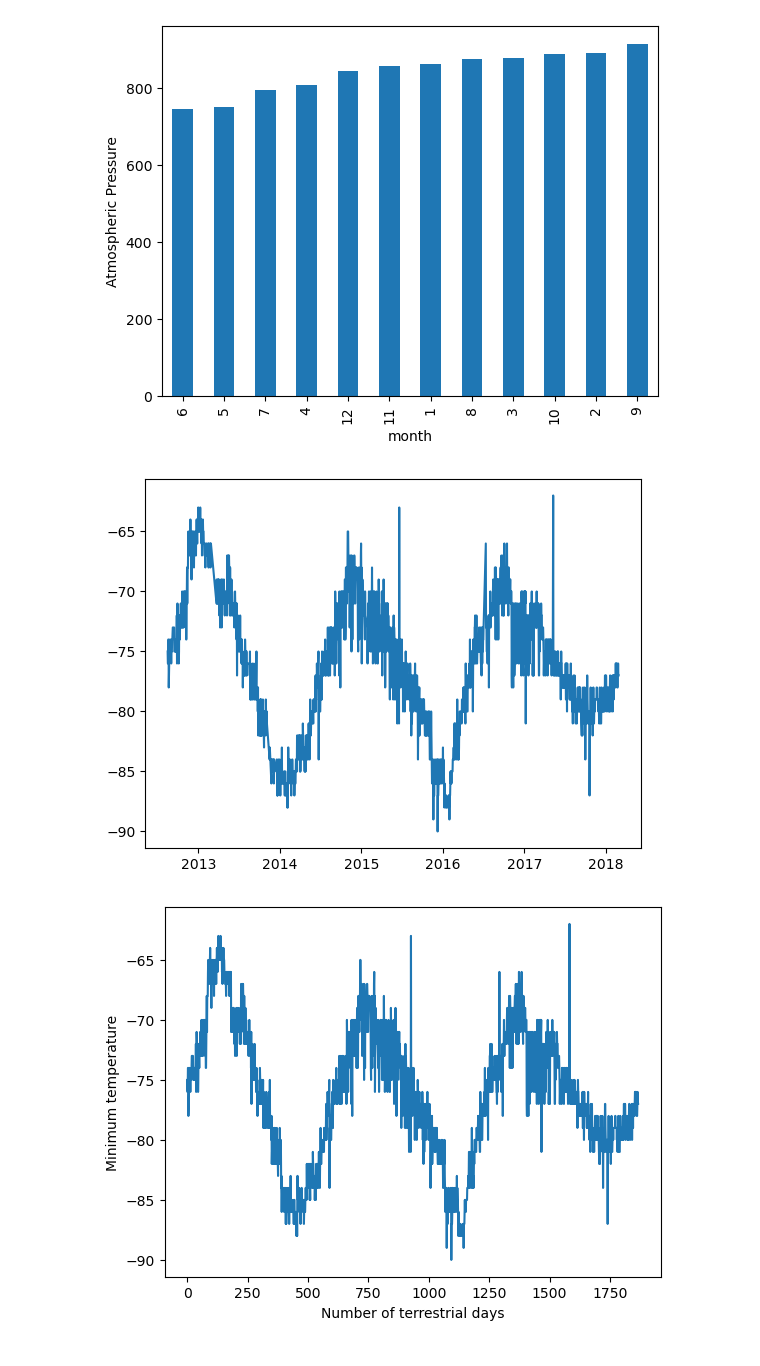
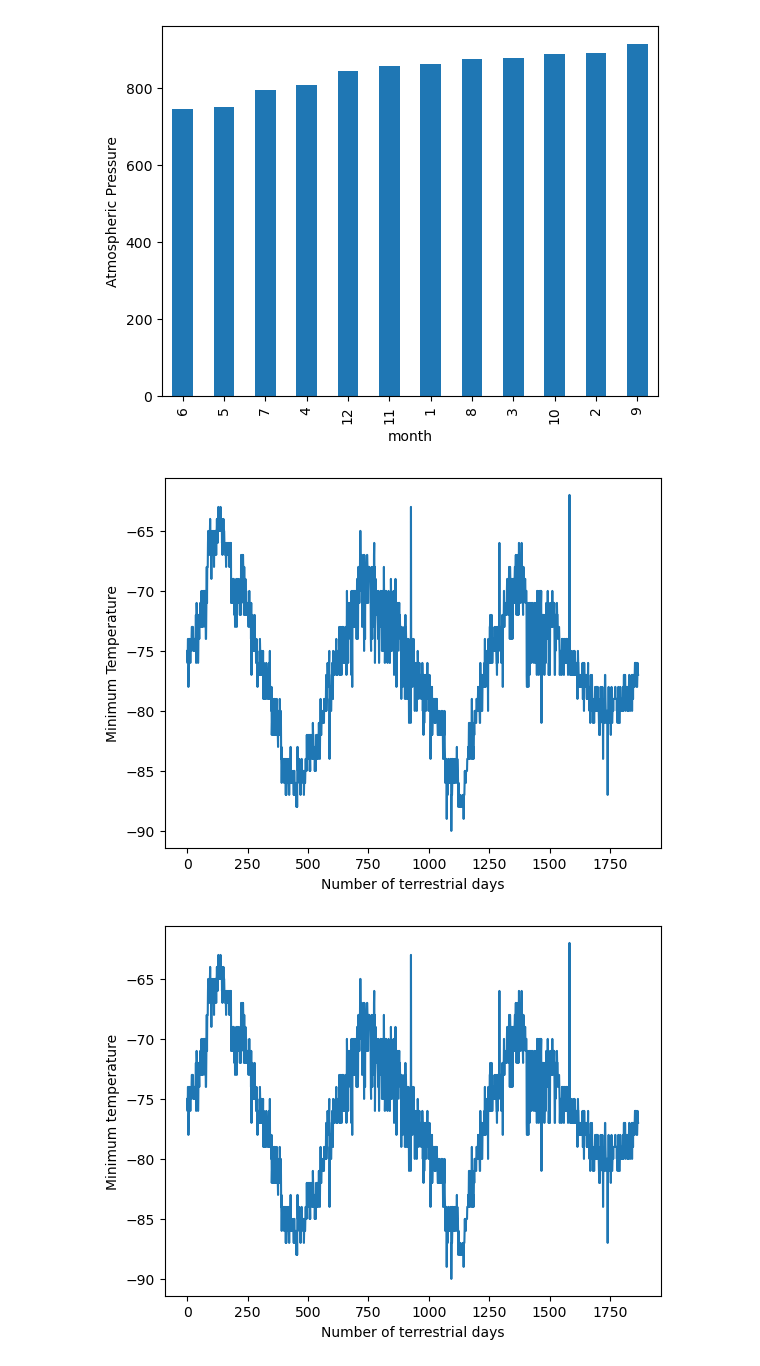
Before and after one commit to joey-october85/11-Module-Mars-DataScraping, a Jupyter notebook: Mars_News/part_2_mars_weather.ipynb, the cells around one changed output. Cells and saved outputs as stored; diff of their text form; code cells hidden in the pictures.

```diff
--- a/Mars_News/part_2_mars_weather.ipynb
+++ b/Mars_News/part_2_mars_weather.ipynb
@@ -198,14 +199,15 @@ plt.show()
 [figure]
 # %%
 # 5. How many terrestrial (earth) days are there in a Martian year?
-#687 earth days in 1 martian year
-x = mars_df['terrestrial_date']
+x = np.arange(0, 1867, 1)
 y = mars_df['min_temp']
 
 plt.plot(x,y)
+plt.xlabel('Number of terrestrial days')
+plt.ylabel('Minimum Temperature')
 plt.show()
 # %% [output]
-[figure, old version]
+[figure, new version]
 # %%
 # 5. How many terrestrial (earth) days are there in a Martian year?
 # %% [output]
```
Also changed, not shown: parts of 2 cells of this notebook, 1 other file.
